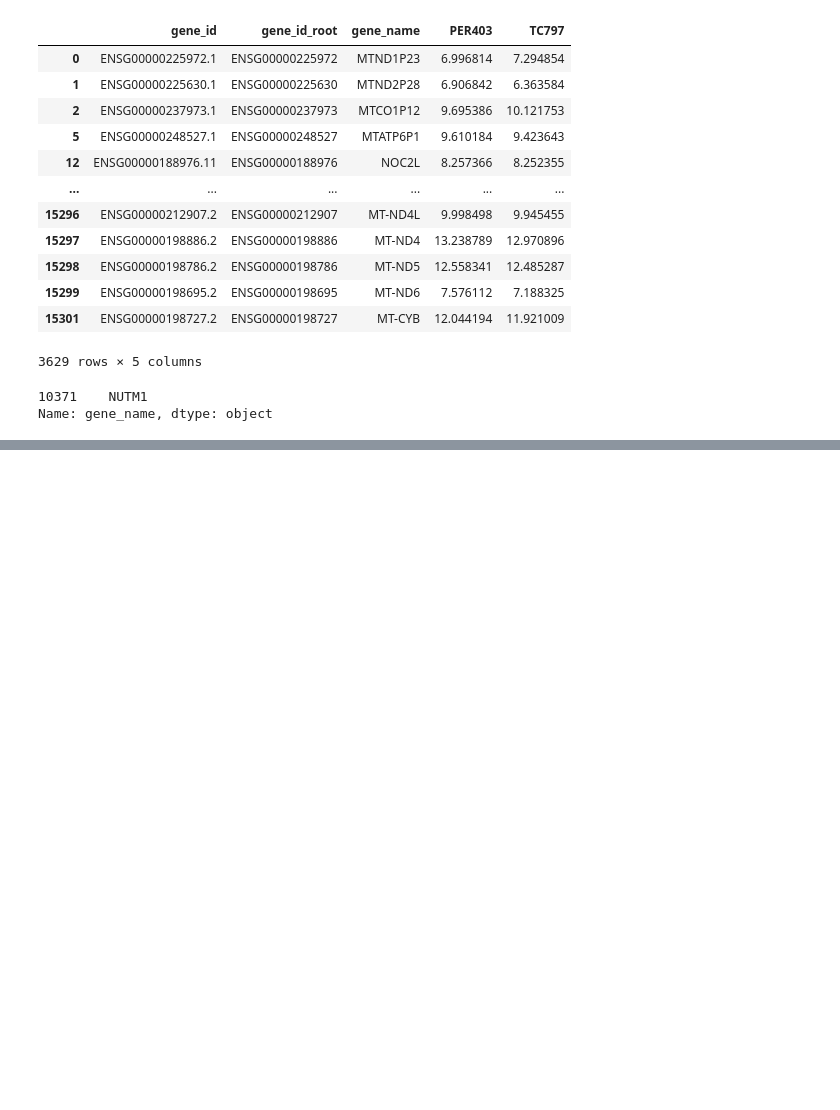
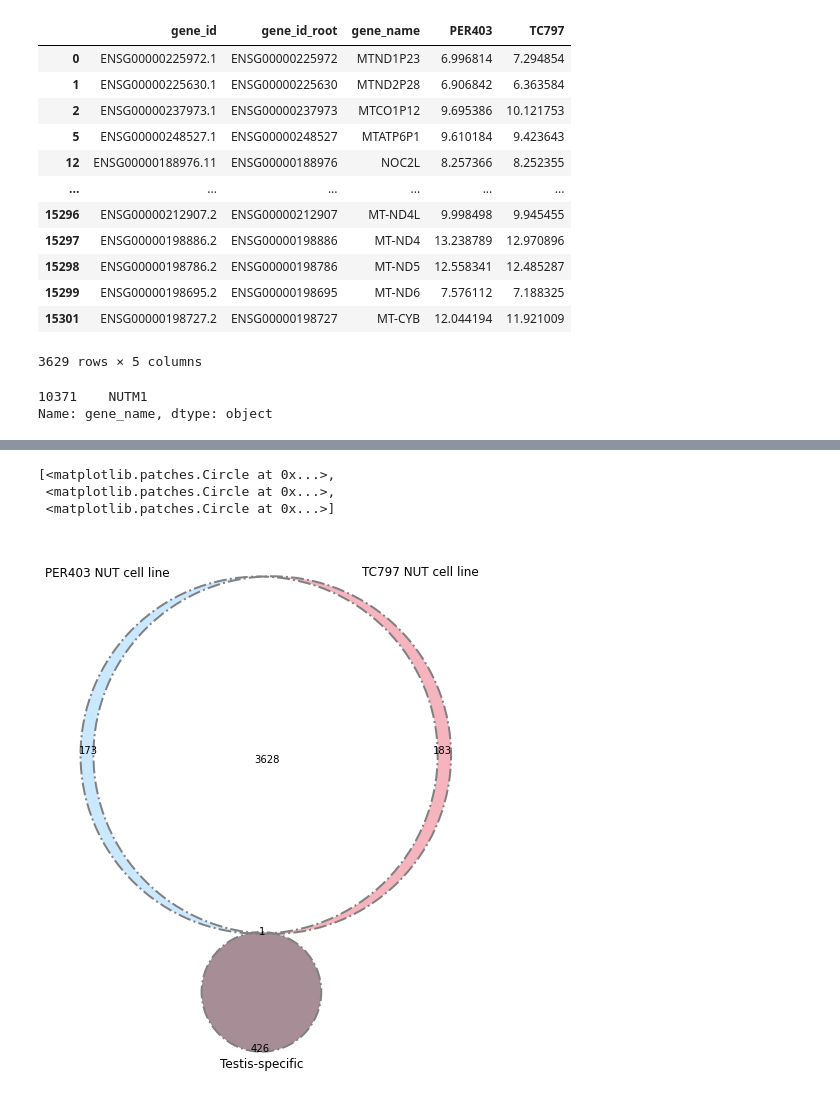
Before and after one commit to pirl-unc/nutm1-fusions, a Jupyter notebook: french-expression/Analyze expression data.ipynb, the cells around one changed output, grey strips where cells are left out. Drawn from its saved outputs; the diff is of its cells as text; code cells hidden in the pictures; blank space fills up the shorter version.

Commit message:
create figure

```diff
--- a/french-expression/Analyze expression data.ipynb
+++ b/french-expression/Analyze expression data.ipynb
@@ -151,0 +168,24 @@ extreme_CTA_gene_names
+# %%
+from matplotlib_venn import venn2, venn2_circles, venn2_unweighted
+from matplotlib_venn import venn3, venn3_circles
+from matplotlib import pyplot as plt
+%matplotlib inline
+plt.figure(figsize=(8, 10))
+per403 = set(df_lines[df_lines.PER403 > 6].gene_name)
+tc797 = set(df_lines[df_lines.TC797 > 6].gene_name)
+CTAs = CTA_gene_names
+
+vd3=venn3([per403, tc797, CTAs],
+ set_labels=('PER403 NUT cell line', 'TC797 NUT cell line', 'Testis-specific'),
+ set_colors=('#c4e6ff', '#F4ACB7', '#9D8189'),
+ alpha = 0.9)
+for text in vd3.set_labels:
+ text.set_fontsize(16);
+for text in vd3.subset_labels:
+ text.set_fontsize(16)
+venn3_circles([per403, tc797,CTAs], linestyle='-.', linewidth=2, color='grey')
+# %% [output]
+[<matplotlib.patches.Circle at 0x...>,
+ <matplotlib.patches.Circle at 0x...>,
+ <matplotlib.patches.Circle at 0x...>]
+[figure, added]
```
Also changed, not shown: parts of 4 cells of this notebook.
